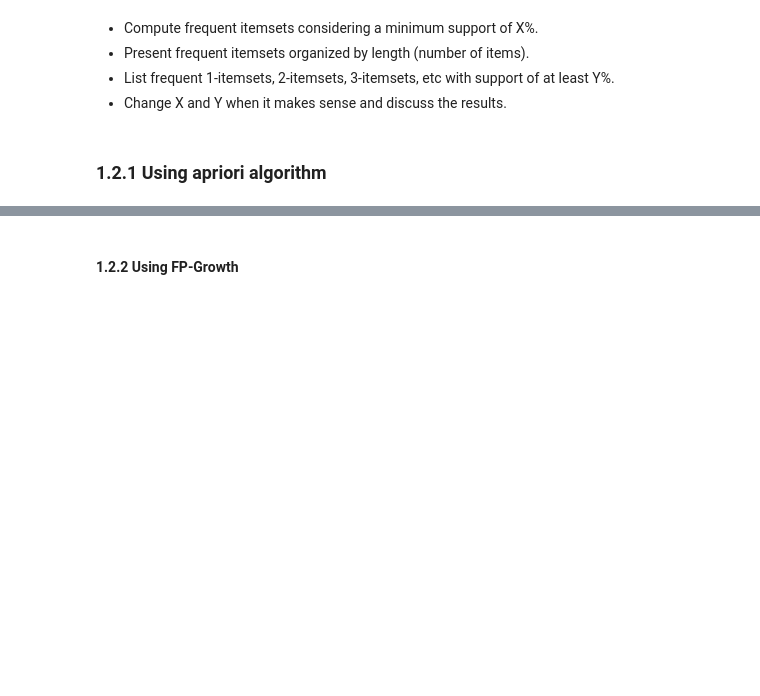
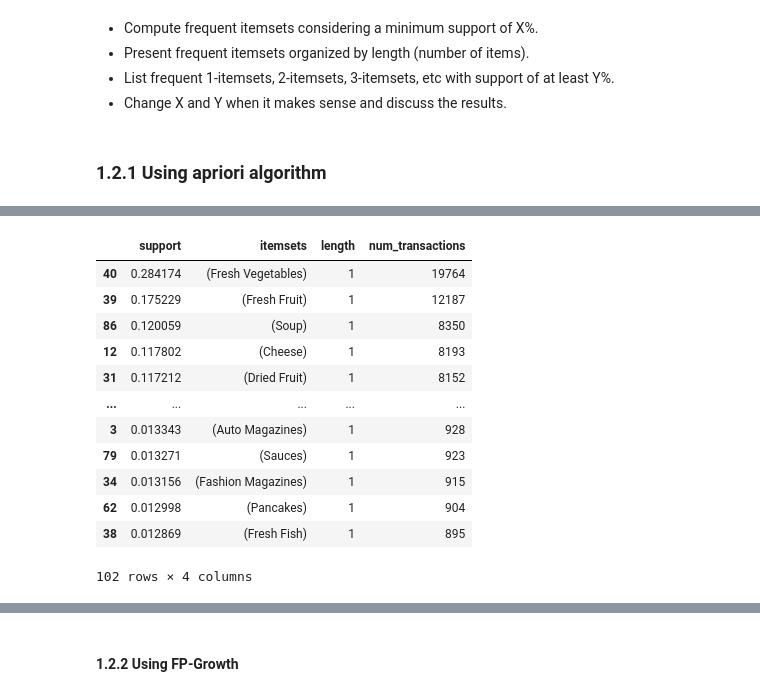
Before and after one commit to Gustavo-SF/DataMining-Project-1, a Jupyter notebook: PD_201920_Project.ipynb, the cells around one changed output, grey strips where cells are left out. Drawn from its saved outputs; the diff is of its cells as text; code cells hidden in the pictures; blank space fills up the shorter version.

```diff
--- a/PD_201920_Project.ipynb
+++ b/PD_201920_Project.ipynb
@@ -204,0 +206,16 @@ frequent_itemsets[frequent_itemsets['num_items'] == 3]
+# %%
+frequent_itemsets.query(f'length == 1 & support > {Y}')
+# %% [output]
+|  | support | itemsets | length | num_transactions |
+| 40 | 0.284174 | (Fresh Vegetables) | 1 | 19764 |
+| 39 | 0.175229 | (Fresh Fruit) | 1 | 12187 |
+| 86 | 0.120059 | (Soup) | 1 | 8350 |
+| 12 | 0.117802 | (Cheese) | 1 | 8193 |
+| 31 | 0.117212 | (Dried Fruit) | 1 | 8152 |
+| ... | ... | ... | ... | ... |
+| 3 | 0.013343 | (Auto Magazines) | 1 | 928 |
+| 79 | 0.013271 | (Sauces) | 1 | 923 |
+| 34 | 0.013156 | (Fashion Magazines) | 1 | 915 |
+| 62 | 0.012998 | (Pancakes) | 1 | 904 |
+| 38 | 0.012869 | (Fresh Fish) | 1 | 895 |
+102 rows × 4 columns
```
Also changed, not shown: parts of 16 cells of this notebook, 1 other file.
